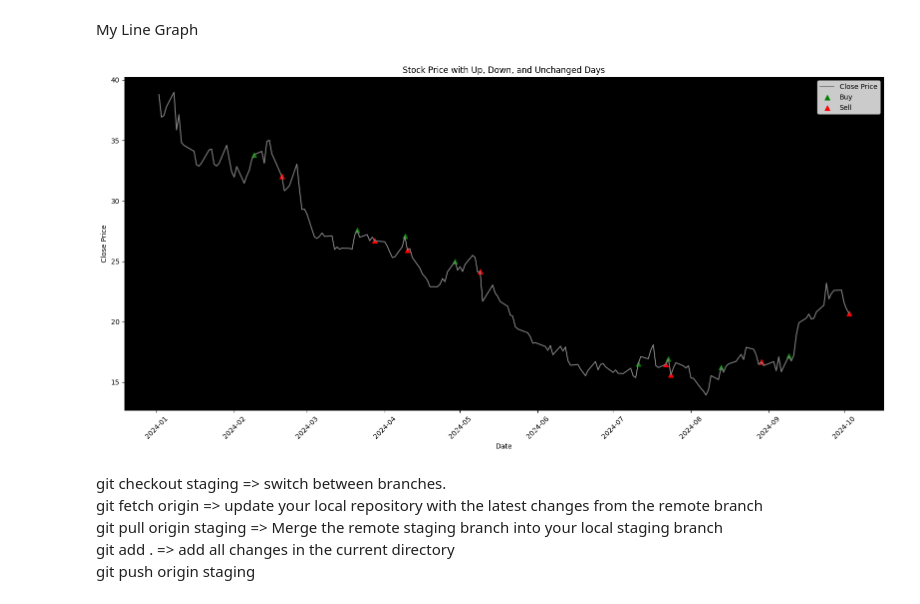
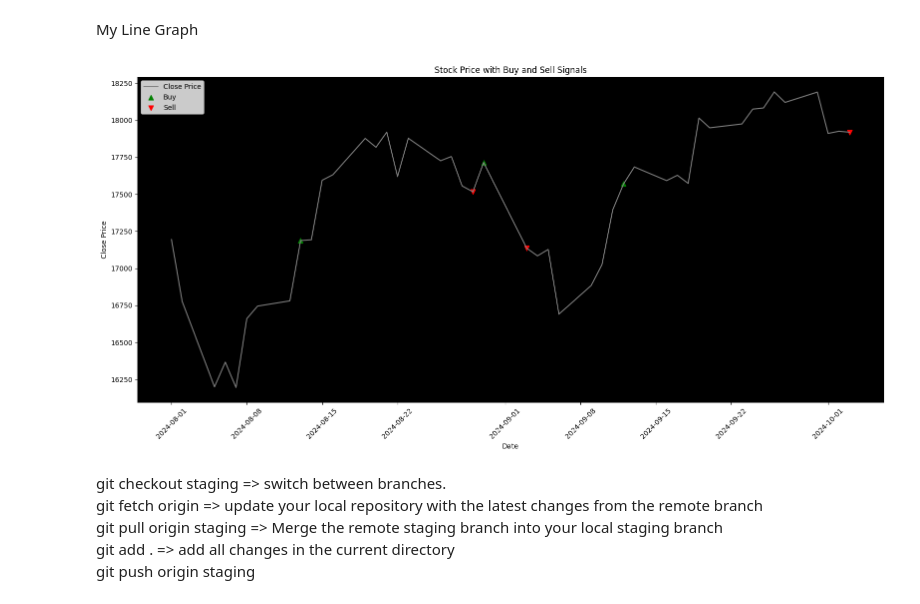
Before and after one commit to rindelicato/Nasdaq-Technical-Analysis-Trends, a Jupyter notebook: Stocks_Prices.ipynb, the cells around one changed output. Saved outputs shown, nothing was run; the diff lists cells and outputs as text; code cells hidden in the pictures.

Commit message:
add function for signal and fast and slow ema

```diff
--- a/Stocks_Prices.ipynb
+++ b/Stocks_Prices.ipynb
@@ -22,11 +22,11 @@ import matplotlib.pyplot as plt
 # %% [markdown]
 ### Source data from yahoo finance
 # %%
-# Nasadq composite ticker symbol
-ticker = 'u'
+# Nasadq composite ticker symbol ^IXIC
+ticker = '^IXIC'
 
 # Fetch data for a ticker
-df = yf.download(ticker, start='2024-01-01', end='2024-10-04')
+df = yf.download(ticker, start='2024-08-01', end='2024-10-04')
 # %% [output]
 [*********************100%%**********************]  1 of 1 completed
 # %%
@@ -220,14 +222,26 @@ if('signal',) not in columns:
 # Deleting all data from table so we can upload fresh data/
 cur.execute('''DELETE FROM stock_symbol''')
 # %%
-# Iterating through the rows and inserting into table
+# # Iterating through the rows and inserting into table
+# for _, r in df.iterrows():
+#     insert_query = '''
+#         INSERT INTO stock_symbol (open, high, low, close, adj_close, volume, ticker, date, day, month, updown_day, fastema, slowema, signal)
+#         VALUES (%s, %s, %s, %s, %s, %s, %s, %s, %s, %s, %s, %s, %s, %s);
+#         '''
+#     # cur.execute(insert_query, (r['Open'], r['High'], r['Low'], r['Close'], r['Adj Close'], r['Volume'], r['Ticker'], r['Date'],  r['Day'], r['Month'], r['UpDown_Day'], r['Fastema']))
+#     cur.execute(insert_query, (r['Open'], r['High'], r['Low'], r['Close'], r['Adj Close'], r['Volume'], r['Ticker'], r['Date'], r['Day'], r['Month'], r['UpDown_Day'], r['Fastema'], r['Slowema'], r['Signal']))
+# conn.commit()
+
+df = generate_signals(df)
+
+# Iterating through the rows and inserting into the table
 for _, r in df.iterrows():
     insert_query = '''
         INSERT INTO stock_symbol (open, high, low, close, adj_close, volume, ticker, date, day, month, updown_day, fastema, slowema, signal)
         VALUES (%s, %s, %s, %s, %s, %s, %s, %s, %s, %s, %s, %s, %s, %s);
-        '''
-    # cur.execute(insert_query, (r['Open'], r['High'], r['Low'], r['Close'], r['Adj Close'], r['Volume'], r['Ticker'], r['Date'],  r['Day'], r['Month'], r['UpDown_Day'], r['Fastema']))
-    cur.execute(insert_query, (r['Open'], r['High'], r['Low'], r['Close'], r['Adj Close'], r['Volume'], r['Ticker'], r['Date'], r['Day'], r['Month'], r['UpDown_Day'], r['Fastema'], r['Slowema'], r['Signal']))
+    '''
+    cur.execute(insert_query, (r['Open'], r['High'], r['Low'], r['Close'], r['Adj Close'], r['Volume'], r['Ticker'], r['Date'],
+                               r['Day'], r['Month'], r['UpDown_Day'], r['Fastema'], r['Slowema'], r['Signal']))
 conn.commit()
 # %%
 # Query the data from the "stocks" table and load it into a DataFrame
@@ -345,41 +359,46 @@ plt.show()
 # %% [markdown]
 My Line Graph
 # %%
+buy_signal = df['Signal'] == 'Buy'
+sell_signal = df['Signal'] == 'Sell'
+
 plt.figure(figsize=(16, 8))
+
 # Plotting the line graph for 'Close' prices
 plt.plot(df['Date'], df['Close'], label='Close Price', color='gray')
 
-# Highlight up days in green
+# Highlight buy signals in green
 plt.scatter(df['Date'][buy_signal], df['Close'][buy_signal], marker='^', s=50, color='green', label='Buy')
 
-# Highlight down days in red
-plt.scatter(df['Date'][sell_signal], df['Close'][sell_signal], marker='^', s=50, color='red', label='Sell')
+# Highlight sell signals in red
+plt.scatter(df['Date'][sell_signal], df['Close'][sell_signal], marker='v', s=50, color='red', label='Sell')
 
-# # Highlight unchanged days in blue
+# Optional: You can highlight unchanged days in blue if you want
+# unch = (df['Signal'].isna())  # Example for days with no signal (you can define this based on your logic)
 # plt.scatter(df['Date'][unch], df['Close'][unch], color='blue', label='Unchanged')
 
 # Adding labels and legend
 plt.xlabel('Date')
 plt.ylabel('Close Price')
-plt.title('Stock Price with Up, Down, and Unchanged Days')
+plt.title('Stock Price with Buy and Sell Signals')
 plt.legend()
 
 plt.gca().set_facecolor('black')  # Set the background color to black
 
 # Show the plot
 plt.xticks(rotation=45)
 plt.tight_layout()
 plt.show()
 
 
 # # Plot the line graph with arrows indicating the direction of crossover
 # plt.figure(figsize=(16, 8))
 # plt.plot(df_sql.index, df_sql['close'], label='Close Price', color='gray')
 # plt.gca().set_facecolor('black')  # Set the background color to black
 # # Highlight up days in green
 # plt.scatter(df_sql['date'][buy_signal], df_sql['close'][buy_signal], color='green', label='Buy')
 # %% [output]
-[figure, old version]
+[figure, new version]
 # %% [markdown]
 git checkout staging => switch between branches.<BR>
 git fetch origin => update your local repository with the latest changes from the remote branch<BR>
```
Also changed, not shown: parts of 13 cells of this notebook.
